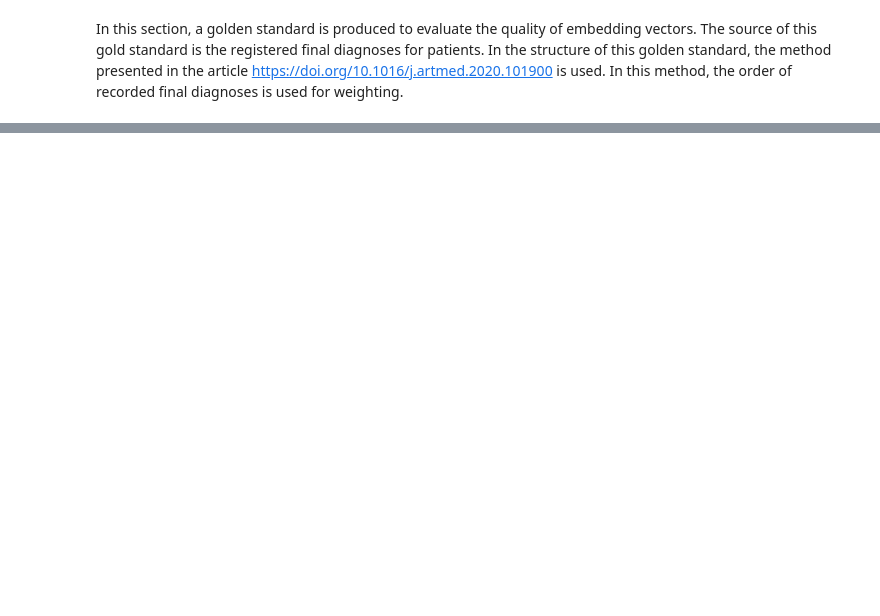
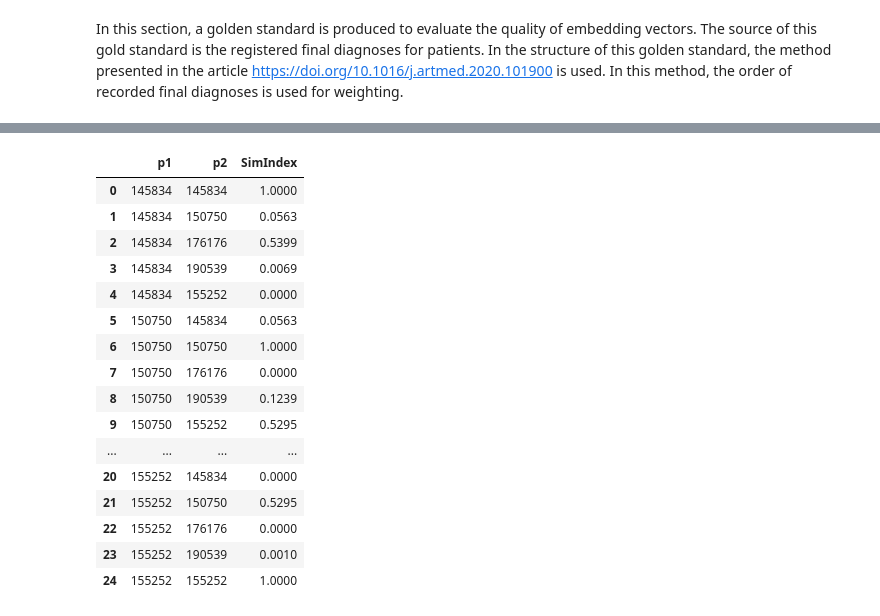
Before and after one commit to HodaMemar/Patient-Similarity-through-Representation, a Jupyter notebook: Create_Gold_Standard.ipynb, the cells around one changed output, grey strips where cells are left out. Saved outputs shown, nothing was run; the diff lists cells and outputs as text; code cells hidden in the pictures; blank space fills up the shorter version.

```diff
--- a/Create_Gold_Standard.ipynb
+++ b/Create_Gold_Standard.ipynb
@@ -5,4 +10,4 @@ In this section, a golden standard is produced to evaluate the quality of embedd
 # %%
 import pandas as pd
-gold=pd.read_csv('...\diagnoses.csv')
+gold=pd.read_csv('/content/drive/MyDrive/diagnoses.csv')
 gold
@@ -9,3 +28,5 @@ gold
+# %%
+list_Subject_id=gold.HADM_ID.unique().tolist()
 # %%
 import numpy as np
 Weights = {}
@@ -45,26 +75,26 @@ def simIndex(a,b):
 # %%
 import time
 ls_residual=[]
-
+score1=[]
 i=0
-for key_i in list_Subject_id :
+for key_i in list_Subject_id[0:5] :
     df_a=gold[gold['HADM_ID']==key_i][['ICD9_CODE','Weight']]
     a = dict(zip(df_a.ICD9_CODE, df_a.Weight))
     start = time.time()
 
     i=0
-    for key_j in list_Subject_id:
+    for key_j in list_Subject_id[0:5]:
             try:
                 df_b=gold[gold['HADM_ID']==key_j][['ICD9_CODE','Weight']]
                 b = dict(zip(df_b.ICD9_CODE, df_b.Weight))
-
+                print(simIndex(a,b))
                 i=i+1
                 score1.append([key_i,key_j,simIndex(a,b)])
+            except:
+                print("Error!")
 
-            except:
-                print("An exception occurred")
+
 
 
     stop = time.time()
     duration = stop-start
-    print(key_i,i,duration,'----------')
@@ -71,3 +119,21 @@ for key_i in list_Subject_id :
 # %%
 gold_df=pd.DataFrame(score1,columns=['p1','p2','SimIndex'])
-gold_df.to_csv('...\gold_standard.csv', index = False)
+gold_df
+# %% [output]
+|  | p1 | p2 | SimIndex |
+| 0 | 145834 | 145834 | 1.0000 |
+| 1 | 145834 | 150750 | 0.0563 |
+| 2 | 145834 | 176176 | 0.5399 |
+| 3 | 145834 | 190539 | 0.0069 |
+| 4 | 145834 | 155252 | 0.0000 |
+| 5 | 150750 | 145834 | 0.0563 |
+| 6 | 150750 | 150750 | 1.0000 |
+| 7 | 150750 | 176176 | 0.0000 |
+| 8 | 150750 | 190539 | 0.1239 |
+| 9 | 150750 | 155252 | 0.5295 |
+| ... | ... | ... | ... |
+| 20 | 155252 | 145834 | 0.0000 |
+| 21 | 155252 | 150750 | 0.5295 |
+| 22 | 155252 | 176176 | 0.0000 |
+| 23 | 155252 | 190539 | 0.0010 |
+| 24 | 155252 | 155252 | 1.0000 |
```
Also changed, not shown: parts of 4 cells of this notebook.
